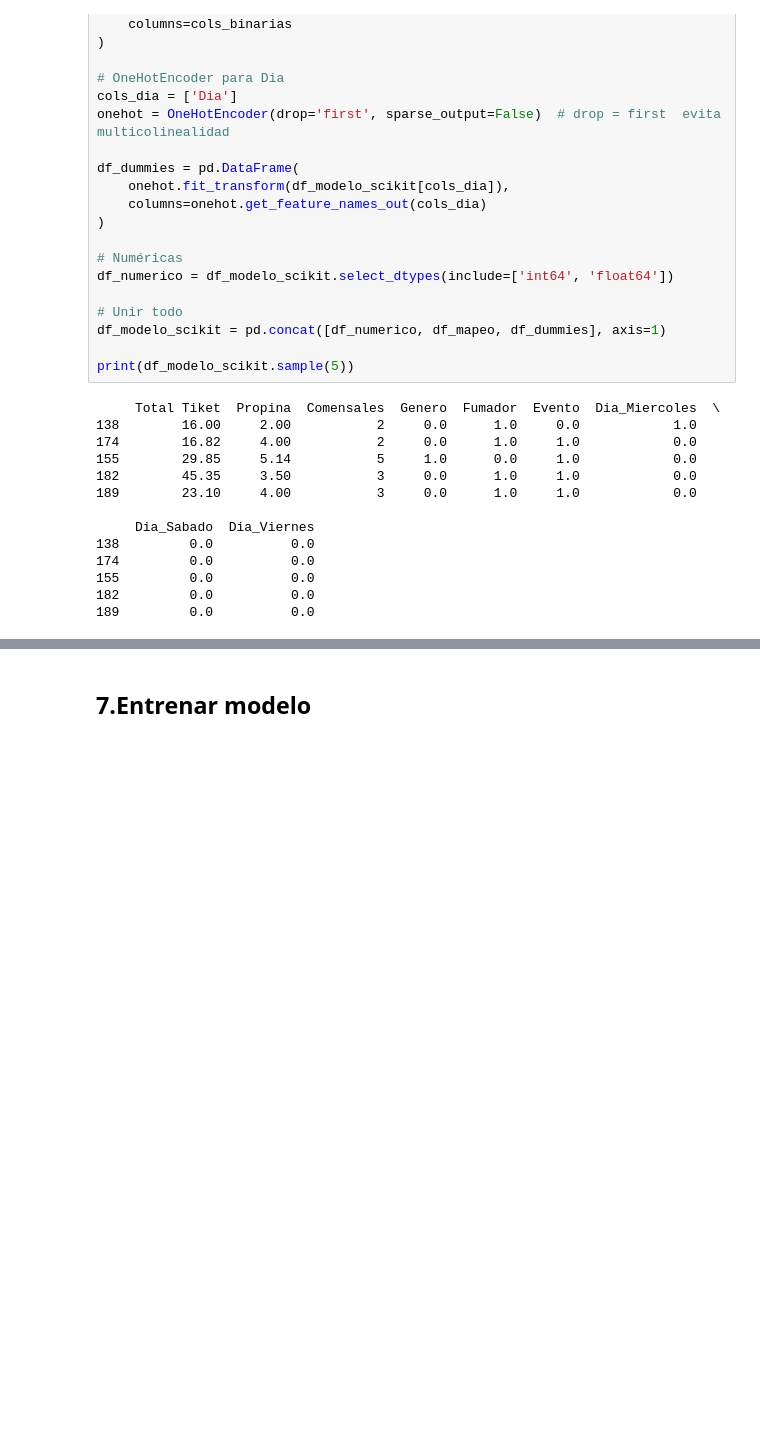
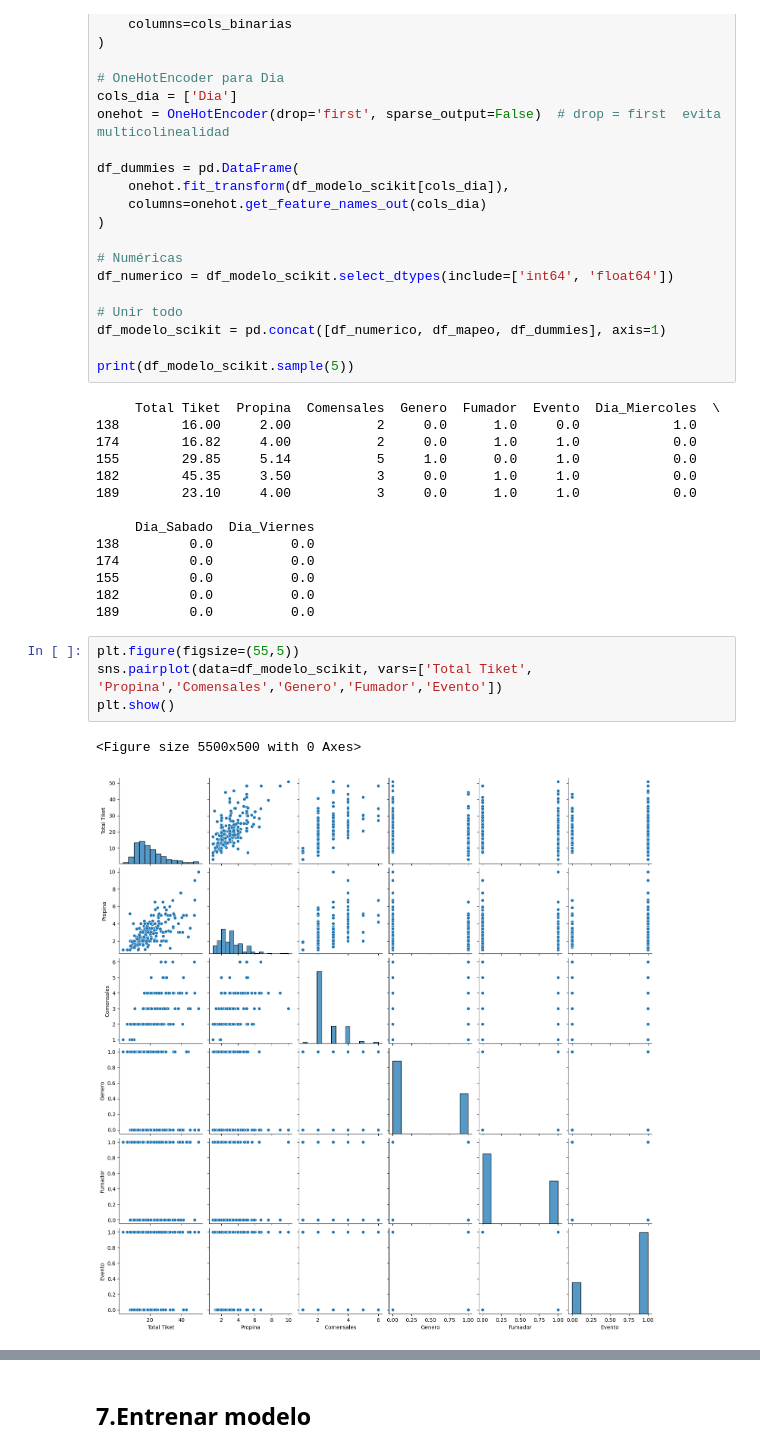
Before and after one commit to MarcoCasSir/LaboratorioDataScience, a Jupyter notebook: act3/tips_marco_casati.ipynb, the cells around one changed output, grey strips where cells are left out. Cells and saved outputs as stored; diff of their text form; blank space fills up the shorter version.

```diff
--- a/act3/tips_marco_casati.ipynb
+++ b/act3/tips_marco_casati.ipynb
@@ -943,3 +945,10 @@ print(df_modelo_scikit.sample(5))
 155         0.0          0.0
 182         0.0          0.0
 189         0.0          0.0
+# %%
+plt.figure(figsize=(55,5))
+sns.pairplot(data=df_modelo_scikit, vars=['Total Tiket', 'Propina','Comensales','Genero','Fumador','Evento'])
+plt.show()
+# %% [output]
+<Figure size 5500x500 with 0 Axes>
+[figure, added]
```
Also changed, not shown: parts of 31 cells of this notebook.
